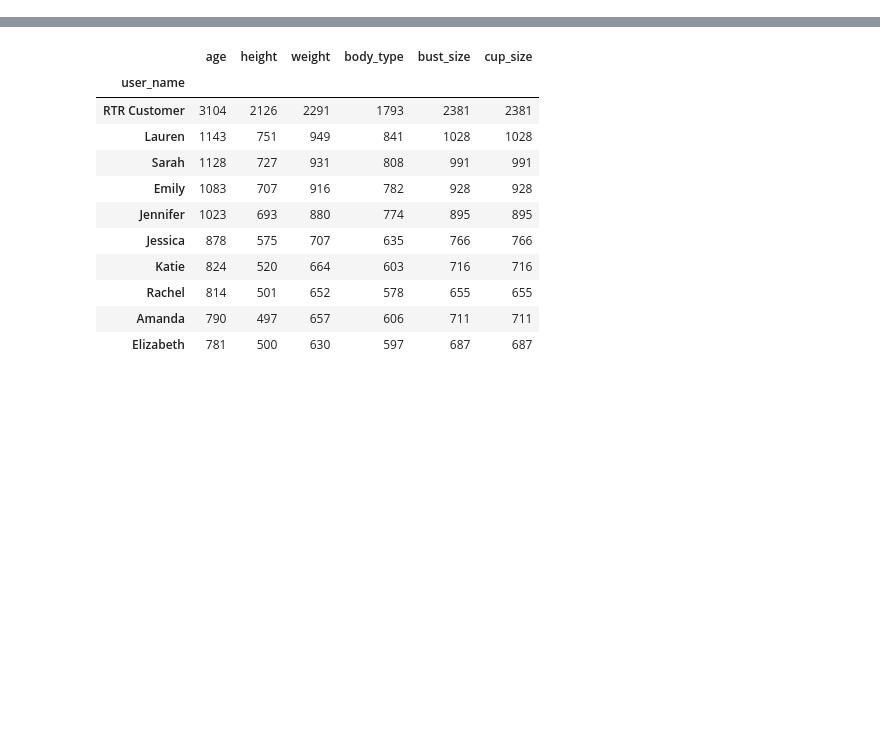
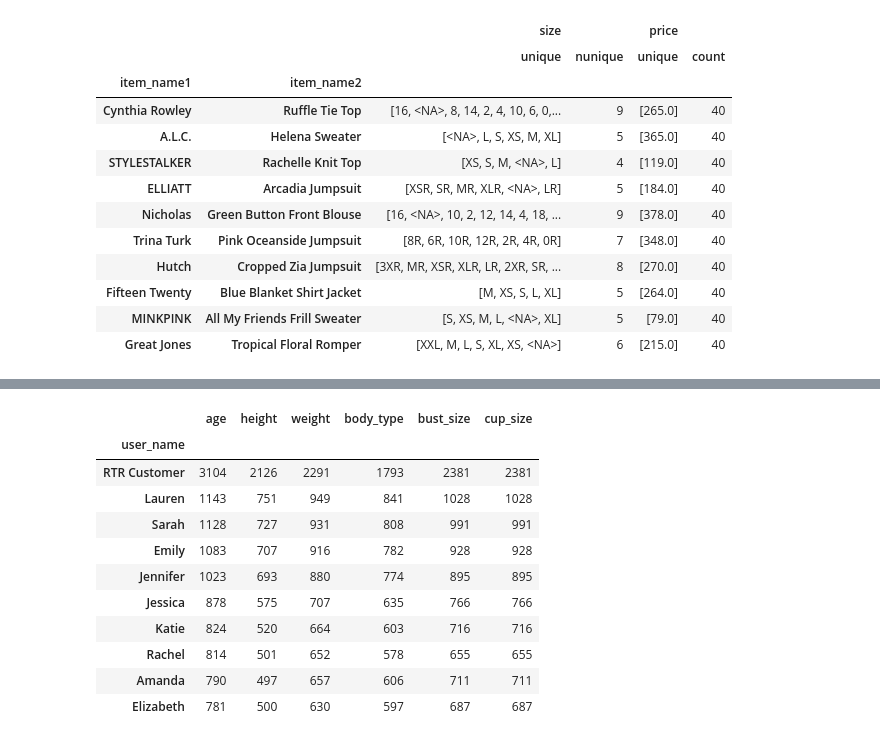
Before and after one commit to Dune-Z/Machine-Learning-Project, a Jupyter notebook: notebooks/zyq Jan 5.ipynb, the cells around one changed output, grey strips where cells are left out. Saved outputs shown, nothing was run; the diff lists cells and outputs as text; code cells hidden in the pictures; blank space fills up the shorter version.

Commit message:
Analyse item info

```diff
--- a/notebooks/zyq Jan 5.ipynb
+++ b/notebooks/zyq Jan 5.ipynb
@@ -51,0 +51,22 @@ profile.to_notebook_iframe()
+# %%
+item_df = train_df[['item_name1', 'item_name2', 'size', 'price']].copy()
+item_df = item_df.astype(str, copy=False)
+
+item_df.groupby(['item_name1', 'item_name2']).agg({
+    'size': ['unique', 'nunique'],
+    'price': ['unique', 'count']
+}).sort_values(('price', 'count'), ascending=False).head(10)
+# %% [output]
+|  |  | size |  | price |  |
+|  |  | unique | nunique | unique | count |
+| item_name1 | item_name2 |  |  |  |  |
+| Cynthia Rowley | Ruffle Tie Top | [16, <NA>, 8, 14, 2, 4, 10, 6, 0,... | 9 | [265.0] | 40 |
+| A.L.C. | Helena Sweater | [<NA>, L, S, XS, M, XL] | 5 | [365.0] | 40 |
+| STYLESTALKER | Rachelle Knit Top | [XS, S, M, <NA>, L] | 4 | [119.0] | 40 |
+| ELLIATT | Arcadia Jumpsuit | [XSR, SR, MR, XLR, <NA>, LR] | 5 | [184.0] | 40 |
+| Nicholas | Green Button Front Blouse | [16, <NA>, 10, 2, 12, 14, 4, 18, ... | 9 | [378.0] | 40 |
+| Trina Turk | Pink Oceanside Jumpsuit | [8R, 6R, 10R, 12R, 2R, 4R, 0R] | 7 | [348.0] | 40 |
+| Hutch | Cropped Zia Jumpsuit | [3XR, MR, XSR, XLR, LR, 2XR, SR, ... | 8 | [270.0] | 40 |
+| Fifteen Twenty | Blue Blanket Shirt Jacket | [M, XS, S, L, XL] | 5 | [264.0] | 40 |
+| MINKPINK | All My Friends Frill Sweater | [S, XS, M, L, <NA>, XL] | 5 | [79.0] | 40 |
+| Great Jones | Tropical Floral Romper | [XXL, M, L, S, XL, XS, <NA>] | 6 | [215.0] | 40 |
```
Also changed, not shown: parts of 10 cells of this notebook, 1 other file.
